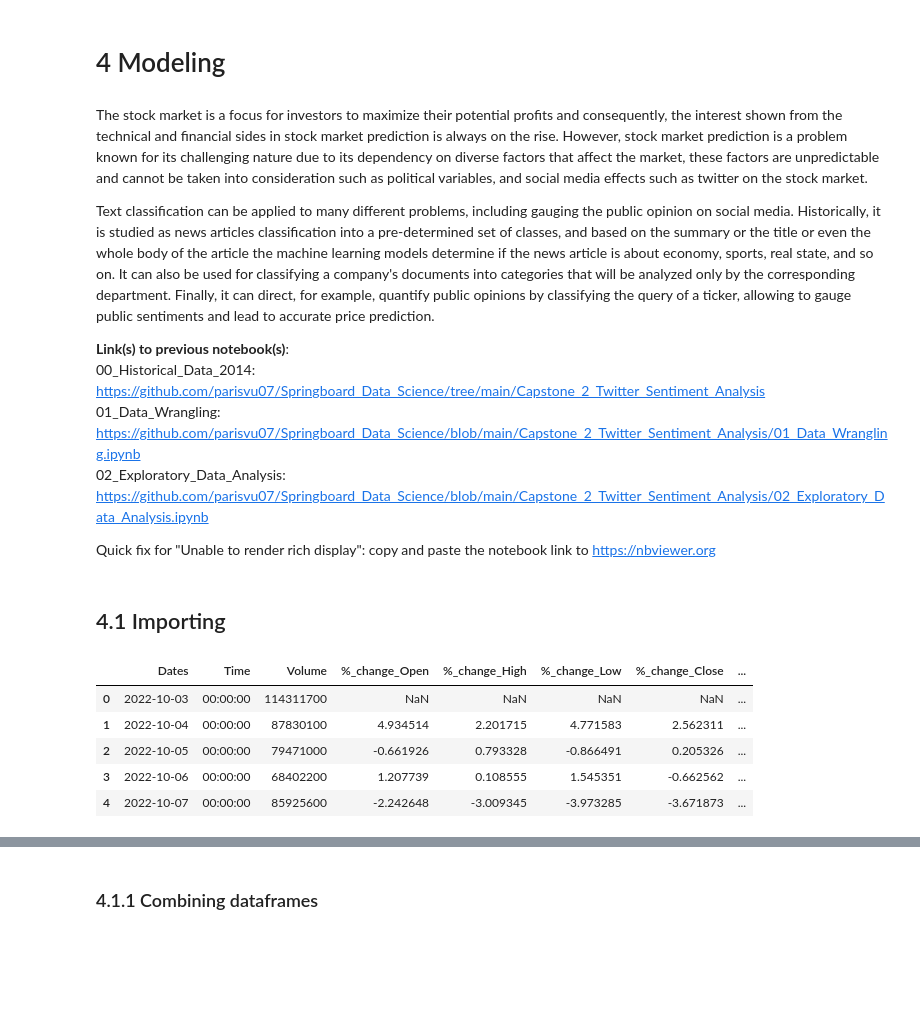
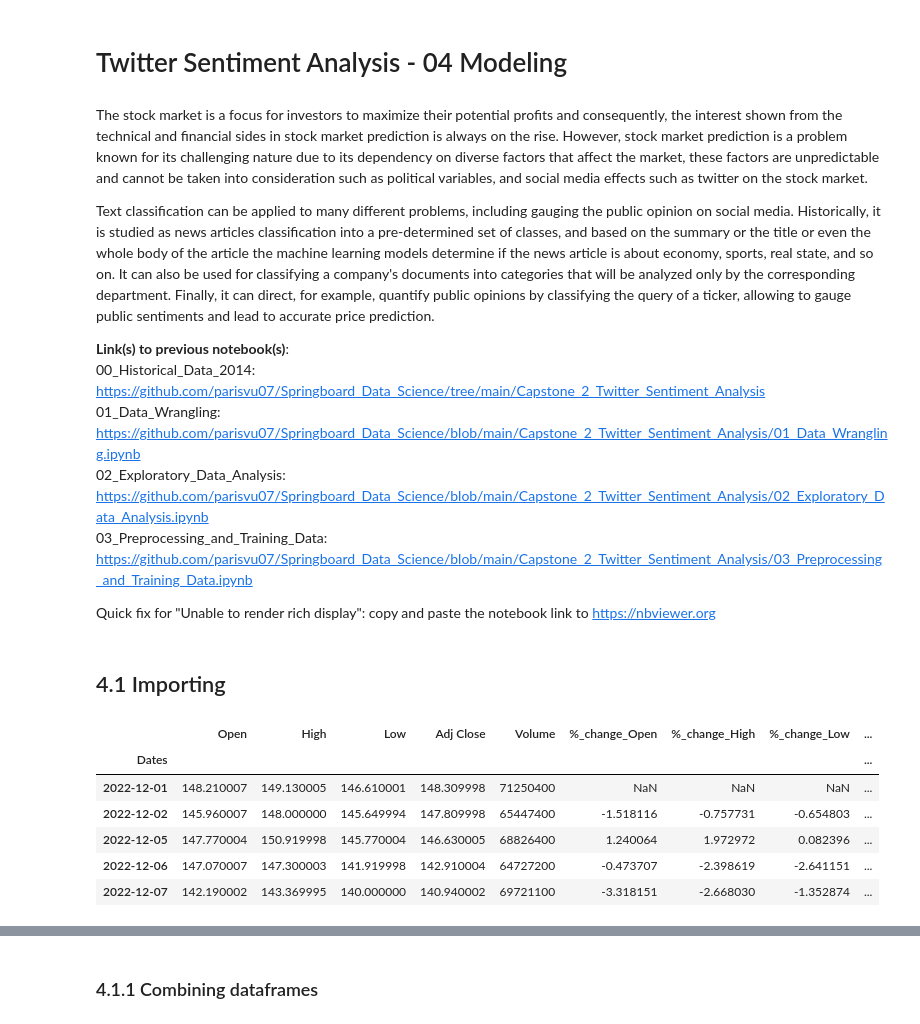
Before and after one commit to parisvu07/Springboard_Data_Science, a Jupyter notebook: Capstone_2_Twitter_Sentiment_Analysis/04_Modeling.ipynb, the cells around one changed output, grey strips where cells are left out. Cells and saved outputs as stored; diff of their text form; code cells hidden in the pictures; blank space fills up the shorter version.

```diff
--- a/Capstone_2_Twitter_Sentiment_Analysis/04_Modeling.ipynb
+++ b/Capstone_2_Twitter_Sentiment_Analysis/04_Modeling.ipynb
@@ -1,5 +1,5 @@
 # %% [markdown]
-# 4 Modeling
+# Twitter Sentiment Analysis - 04 Modeling
 # %% [markdown]
 The stock market is a focus for investors to maximize their potential profits and consequently, the interest shown from the technical and financial sides in stock market prediction is always on the rise. However, stock market prediction is a problem known for its challenging nature due to its dependency on diverse factors that affect the market, these factors are unpredictable and cannot be taken into consideration such as political variables, and social media effects such as twitter on the stock market.
 
@@ -9,7 +9,8 @@ Text classification can be applied to many different problems, including gauging
 00_Historical_Data_2014: https://github.com/parisvu07/Springboard_Data_Science/tree/main/Capstone_2_Twitter_Sentiment_Analysis \
 01_Data_Wrangling:
 https://github.com/parisvu07/Springboard_Data_Science/blob/main/Capstone_2_Twitter_Sentiment_Analysis/01_Data_Wrangling.ipynb \
-02_Exploratory_Data_Analysis: https://github.com/parisvu07/Springboard_Data_Science/blob/main/Capstone_2_Twitter_Sentiment_Analysis/02_Exploratory_Data_Analysis.ipynb
+02_Exploratory_Data_Analysis: https://github.com/parisvu07/Springboard_Data_Science/blob/main/Capstone_2_Twitter_Sentiment_Analysis/02_Exploratory_Data_Analysis.ipynb \
+03_Preprocessing_and_Training_Data: https://github.com/parisvu07/Springboard_Data_Science/blob/main/Capstone_2_Twitter_Sentiment_Analysis/03_Preprocessing_and_Training_Data.ipynb
 
 Quick fix for "Unable to render rich display": copy and paste the notebook link to https://nbviewer.org
 # %% [markdown]
@@ -26,16 +27,18 @@ import seaborn as sns
 import warnings
 warnings.filterwarnings('ignore')
 # %%
-#Importing stock data from previous notebook "03_Preprocessing_and_Training_Data"
-eda_stock_data = pd.read_csv('/Users/user/Documents/Springboard_Data_Science/Capstone_2_Twitter_Sentiment_Analysis/Data/eda_stock_data.csv', encoding='latin-1')
-eda_stock_data.reset_index(drop=True, inplace=True)
+#Importing stock data from notebook "02_Exploratory_Data_Analysis"
+eda_stock_data = pd.read_csv('/Users/user/Documents/Springboard_Data_Science/Capstone_2_Twitter_Sentiment_Analysis/Data/02_stock_data.csv', encoding='latin-1')
+eda_stock_data = eda_stock_data.set_index('Dates')
+eda_stock_data = eda_stock_data.drop('Time', axis=1)
 eda_stock_data.head()
 # %% [output]
-|  | Dates | Time | Volume | %_change_Open | %_change_High | %_change_Low | %_change_Close | ... |
-| 0 | 2022-10-03 | 00:00:00 | 114311700 | NaN | NaN | NaN | NaN | ... |
-| 1 | 2022-10-04 | 00:00:00 | 87830100 | 4.934514 | 2.201715 | 4.771583 | 2.562311 | ... |
-| 2 | 2022-10-05 | 00:00:00 | 79471000 | -0.661926 | 0.793328 | -0.866491 | 0.205326 | ... |
-| 3 | 2022-10-06 | 00:00:00 | 68402200 | 1.207739 | 0.108555 | 1.545351 | -0.662562 | ... |
-| 4 | 2022-10-07 | 00:00:00 | 85925600 | -2.242648 | -3.009345 | -3.973285 | -3.671873 | ... |
+|  | Open | High | Low | Adj Close | Volume | %_change_Open | %_change_High | %_change_Low | ... |
+| Dates |  |  |  |  |  |  |  |  | ... |
+| 2022-12-01 | 148.210007 | 149.130005 | 146.610001 | 148.309998 | 71250400 | NaN | NaN | NaN | ... |
+| 2022-12-02 | 145.960007 | 148.000000 | 145.649994 | 147.809998 | 65447400 | -1.518116 | -0.757731 | -0.654803 | ... |
+| 2022-12-05 | 147.770004 | 150.919998 | 145.770004 | 146.630005 | 68826400 | 1.240064 | 1.972972 | 0.082396 | ... |
+| 2022-12-06 | 147.070007 | 147.300003 | 141.919998 | 142.910004 | 64727200 | -0.473707 | -2.398619 | -2.641151 | ... |
+| 2022-12-07 | 142.190002 | 143.369995 | 140.000000 | 140.940002 | 69721100 | -3.318151 | -2.668030 | -1.352874 | ... |
 # %%
 #Importing tweet data from previous notebook "03_Preprocessing_and_Training_Data"
```
Also changed, not shown: parts of 8 cells of this notebook, 2 other files.
